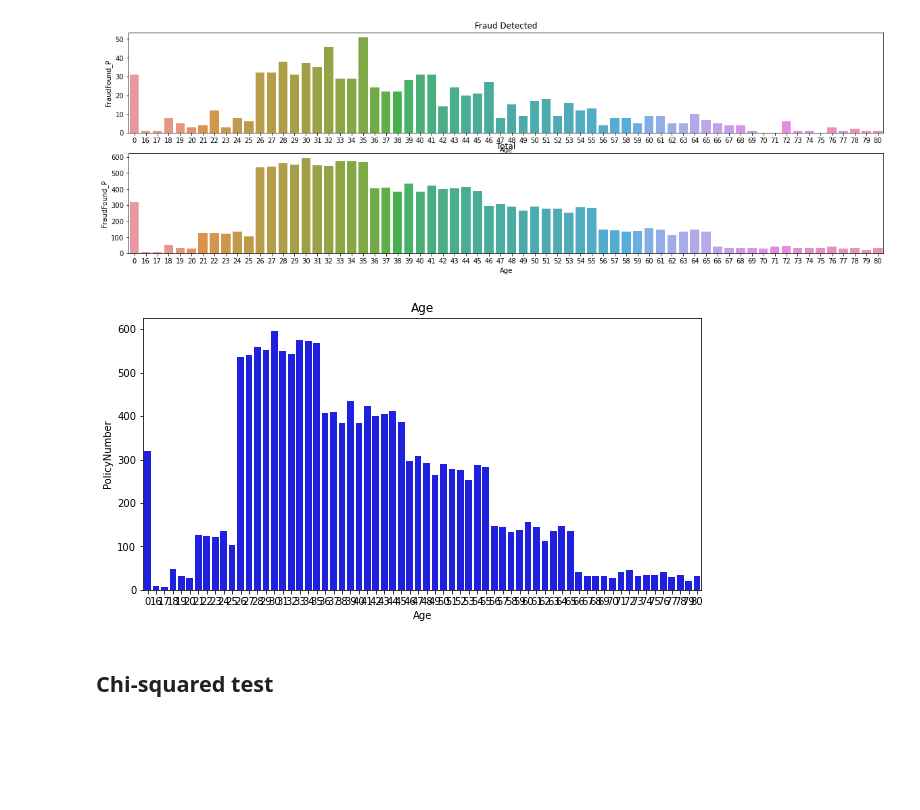
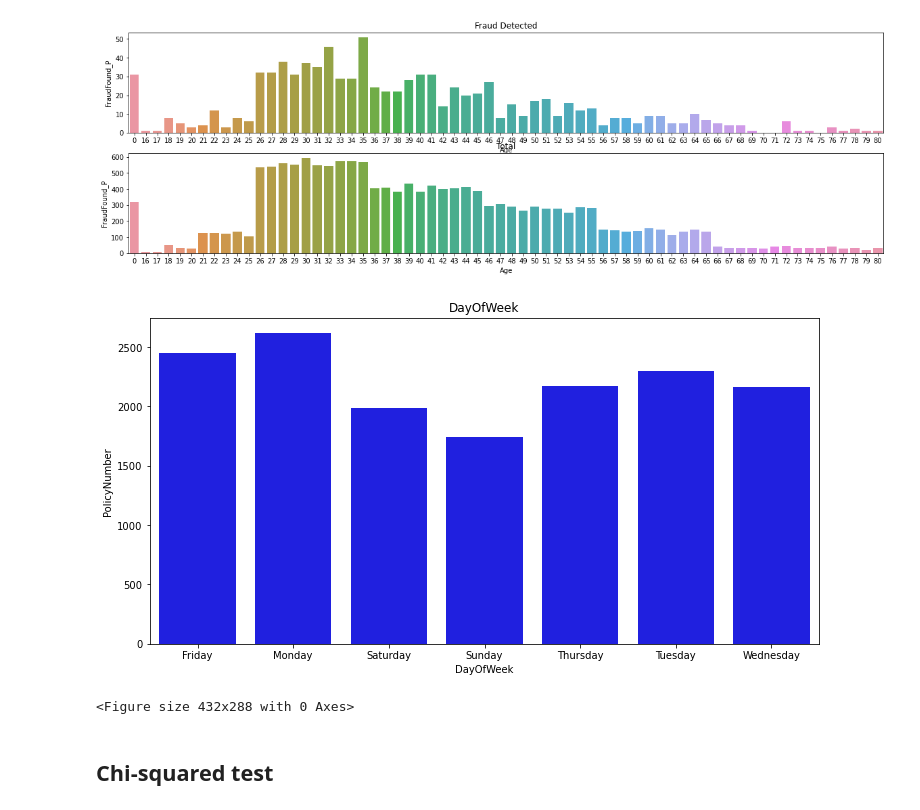
Before and after one commit to azywot/Mushroom-Classifier, a Jupyter notebook: preprocessed_scripts/data-analysis.ipynb, the cells around one changed output. Saved outputs shown, nothing was run; the diff lists cells and outputs as text; code cells hidden in the pictures; blank space fills up the shorter version.

```diff
--- a/preprocessed_scripts/data-analysis.ipynb
+++ b/preprocessed_scripts/data-analysis.ipynb
@@ -104,14 +104,16 @@ compare_occurrences(df, 'Age')
 # %%
 def create_histogram(df, attr, color='green'):
     total=df.groupby(attr).agg('count').reset_index()
-    fig, (ax1) = plt.subplots(1,1,figsize=(10, 5))
+    fig, (ax1) = plt.subplots(1,1,figsize=(12, 6))
     sns.barplot(x=attr, y='PolicyNumber', data = total, ax=ax1, color=color).set_title(attr)
     plt.show()
+    plt.savefig('test.png')
 # %%
-create_histogram(df, 'Age', 'blue')
+create_histogram(df, 'DayOfWeek', 'blue')
 # create_histogram(df, 'AgeOfPolicyHolder', 'green')
 # %% [output]
-[figure, old version]
+[figure, new version]
+<Figure size 432x288 with 0 Axes>
 # %% [markdown]
 ## Chi-squared test
 # %%
```
Also changed, not shown: parts of 2 cells of this notebook, 1 other file.
